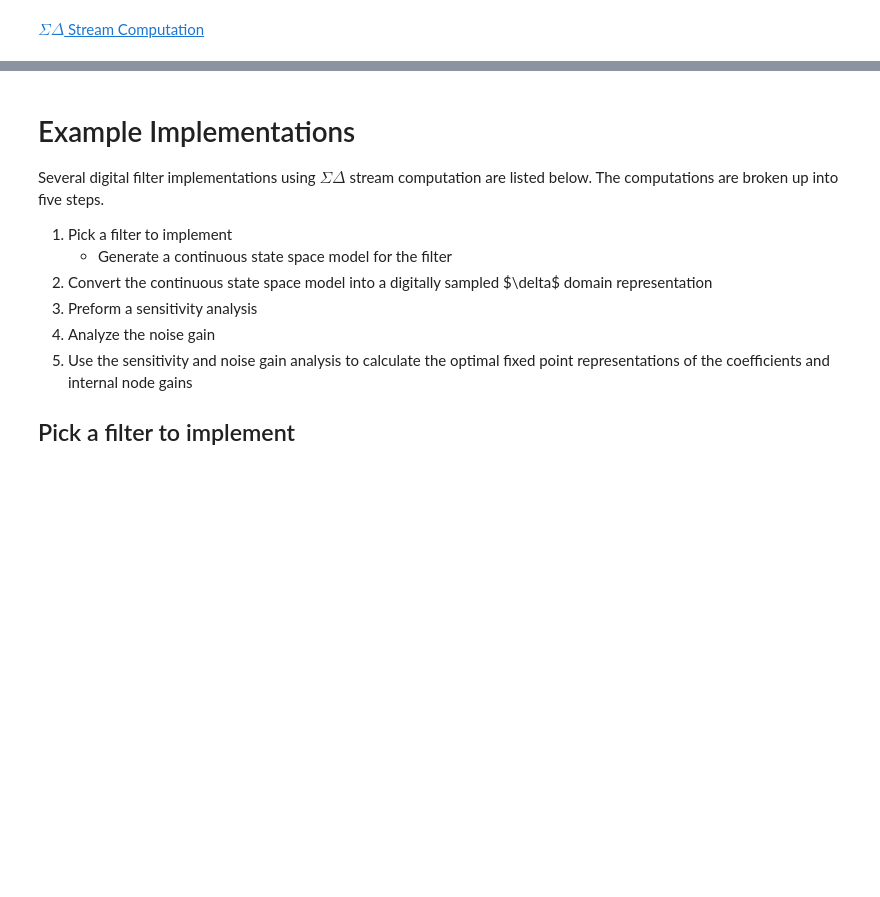
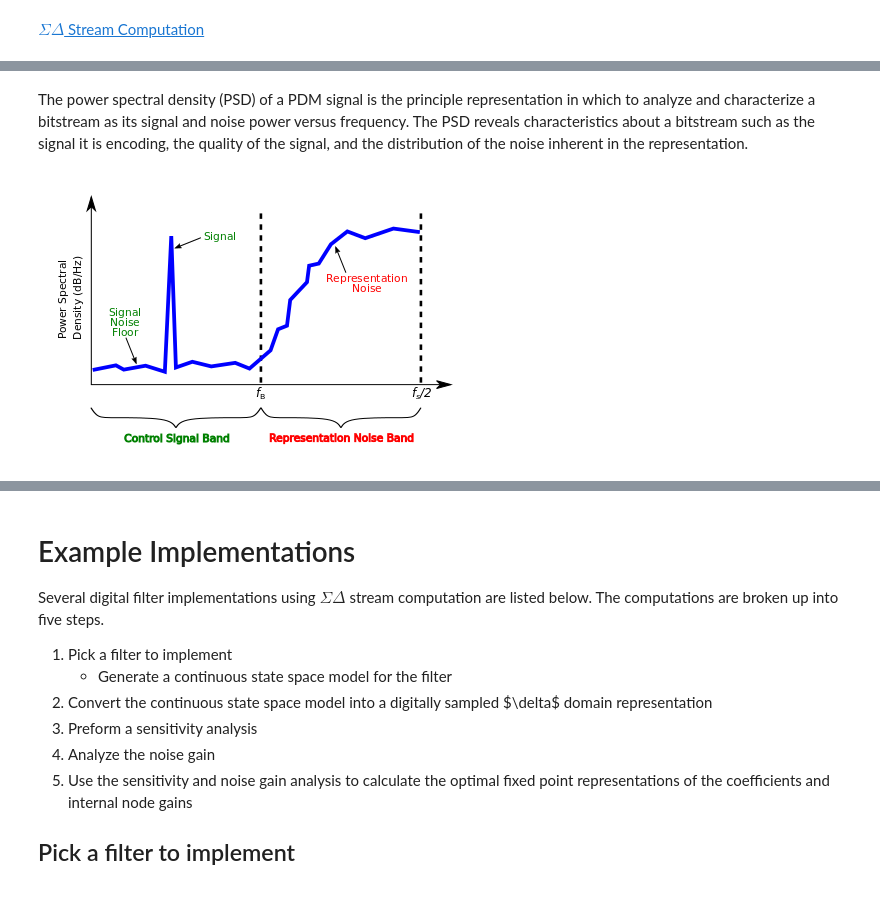
Before and after one commit to forrest-brewer/delta-control, a Jupyter notebook: notebooks/0_top.ipynb, the cells around one changed output, grey strips where cells are left out. Cells and saved outputs as stored; diff of their text form; code cells hidden in the pictures; blank space fills up the shorter version.

```diff
--- a/notebooks/0_top.ipynb
+++ b/notebooks/0_top.ipynb
@@ -67,0 +76,6 @@ Image(filename='./Figures/pz_map.png')
+# %% [markdown]
+The power spectral density (PSD) of a PDM signal is the principle representation in which to analyze and characterize a bitstream as its signal and noise power versus frequency. The PSD reveals characteristics about a bitstream such as the signal it is encoding, the quality of the signal, and the distribution of the noise inherent in the representation.
+# %%
+Image(filename='./Figures/PSD.png')
+# %% [output]
+[figure, added]
```
Also changed, not shown: parts of 5 cells of this notebook, 40 other files.
